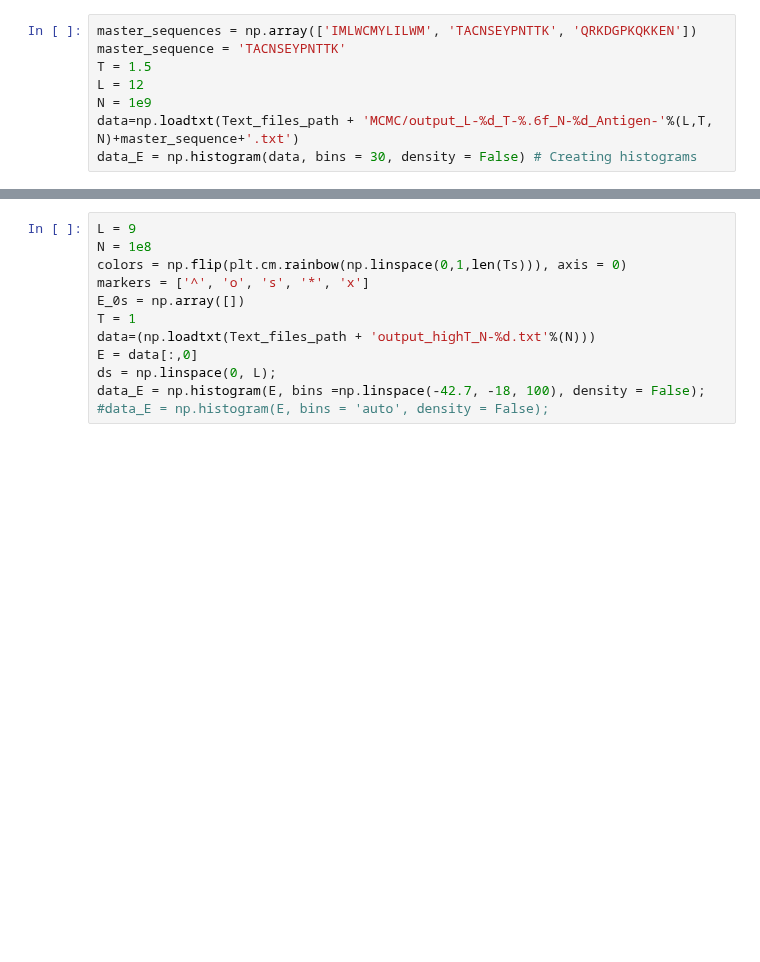
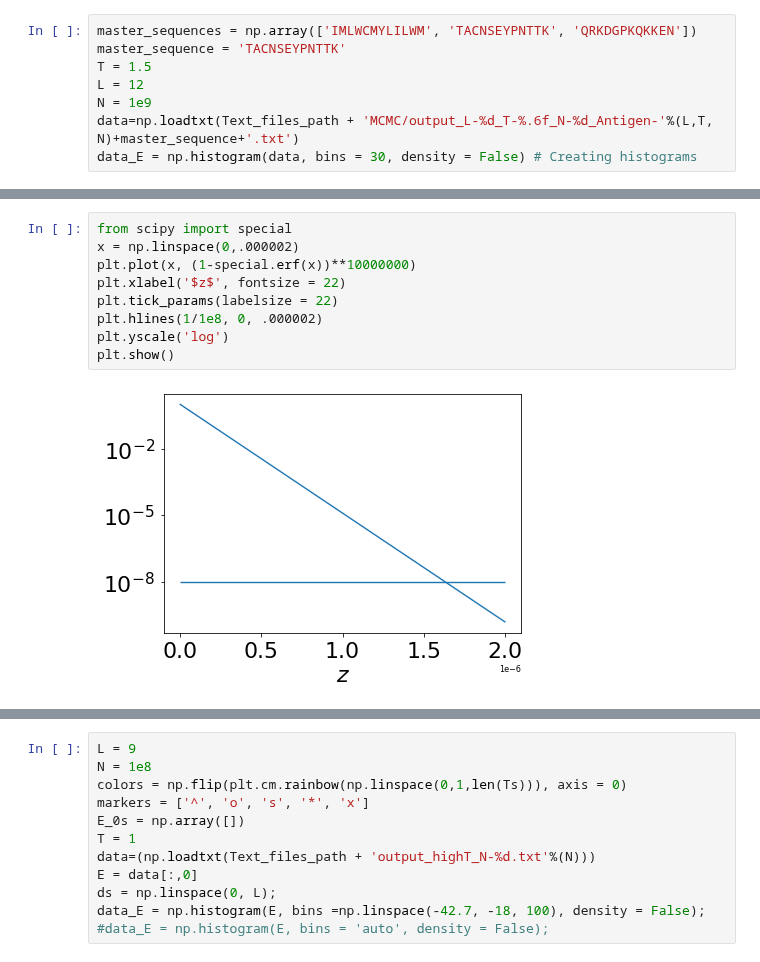
Before and after one commit to betoto008/Affinity_maturation, a Jupyter notebook: Jupyter_Notebooks/0_Shape_Space.ipynb, the cells around one changed output, grey strips where cells are left out. Drawn from its saved outputs; the diff is of its cells as text; blank space fills up the shorter version.

```diff
--- a/Jupyter_Notebooks/0_Shape_Space.ipynb
+++ b/Jupyter_Notebooks/0_Shape_Space.ipynb
@@ -304,3 +306,14 @@ print((1/(2*popt2[1])))
+# %%
+from scipy import special
+x = np.linspace(0,.000002)
+plt.plot(x, (1-special.erf(x))**10000000)
+plt.xlabel('$z$', fontsize = 22)
+plt.tick_params(labelsize = 22)
+plt.hlines(1/1e8, 0, .000002)
+plt.yscale('log')
+plt.show()
+# %% [output]
+[figure, added]
 # %%
 L = 12
 N = 1e8
```
Also changed, not shown: parts of 8 cells of this notebook.
